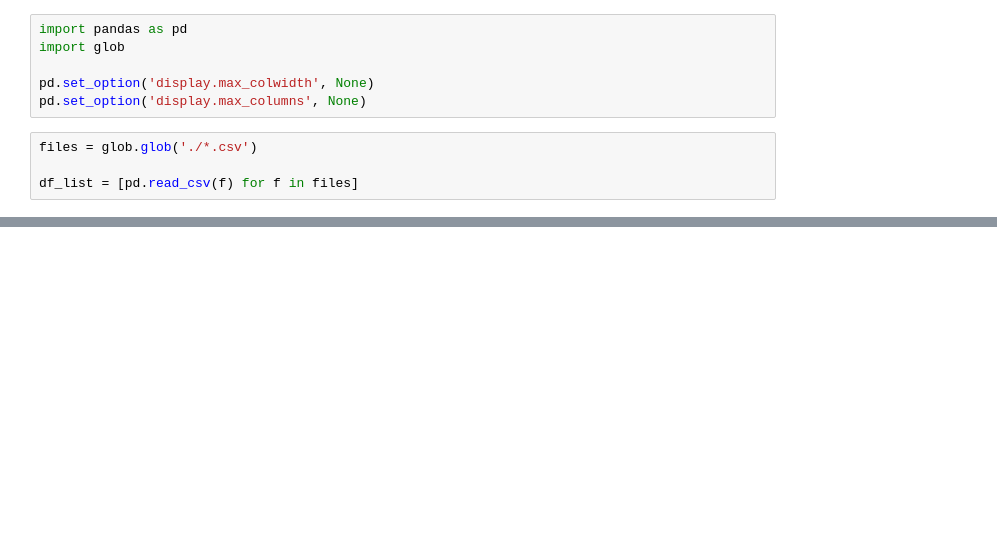
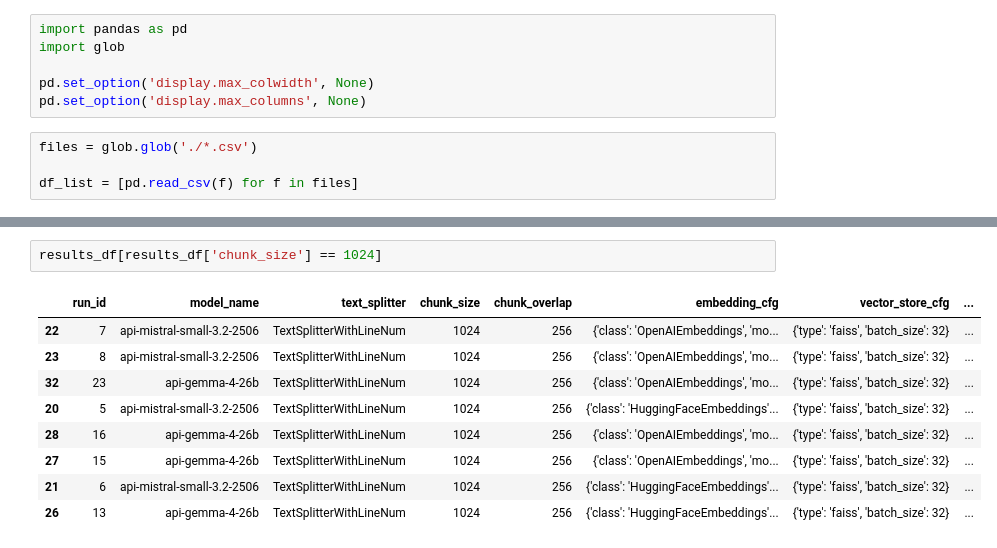
Before and after one commit to eemilycchen/rapidfireAI-rag-context-engineering, a Jupyter notebook: experiments/results.ipynb, the cells around one changed output, grey strips where cells are left out. Drawn from its saved outputs; the diff is of its cells as text; blank space fills up the shorter version.

```diff
--- a/experiments/results.ipynb
+++ b/experiments/results.ipynb
@@ -41,0 +53,12 @@ results_df
+# %%
+results_df[results_df['chunk_size'] == 1024]
+# %% [output]
+|  | run_id | model_name | text_splitter | chunk_size | chunk_overlap | embedding_cfg | vector_store_cfg | ... |
+| 22 | 7 | api-mistral-small-3.2-2506 | TextSplitterWithLineNum | 1024 | 256 | {'class': 'OpenAIEmbeddings', 'mo... | {'type': 'faiss', 'batch_size': 32} | ... |
+| 23 | 8 | api-mistral-small-3.2-2506 | TextSplitterWithLineNum | 1024 | 256 | {'class': 'OpenAIEmbeddings', 'mo... | {'type': 'faiss', 'batch_size': 32} | ... |
+| 32 | 23 | api-gemma-4-26b | TextSplitterWithLineNum | 1024 | 256 | {'class': 'OpenAIEmbeddings', 'mo... | {'type': 'faiss', 'batch_size': 32} | ... |
+| 20 | 5 | api-mistral-small-3.2-2506 | TextSplitterWithLineNum | 1024 | 256 | {'class': 'HuggingFaceEmbeddings'... | {'type': 'faiss', 'batch_size': 32} | ... |
+| 28 | 16 | api-gemma-4-26b | TextSplitterWithLineNum | 1024 | 256 | {'class': 'OpenAIEmbeddings', 'mo... | {'type': 'faiss', 'batch_size': 32} | ... |
+| 27 | 15 | api-gemma-4-26b | TextSplitterWithLineNum | 1024 | 256 | {'class': 'OpenAIEmbeddings', 'mo... | {'type': 'faiss', 'batch_size': 32} | ... |
+| 21 | 6 | api-mistral-small-3.2-2506 | TextSplitterWithLineNum | 1024 | 256 | {'class': 'HuggingFaceEmbeddings'... | {'type': 'faiss', 'batch_size': 32} | ... |
+| 26 | 13 | api-gemma-4-26b | TextSplitterWithLineNum | 1024 | 256 | {'class': 'HuggingFaceEmbeddings'... | {'type': 'faiss', 'batch_size': 32} | ... |
```
Also changed, not shown: parts of 2 cells of this notebook.
